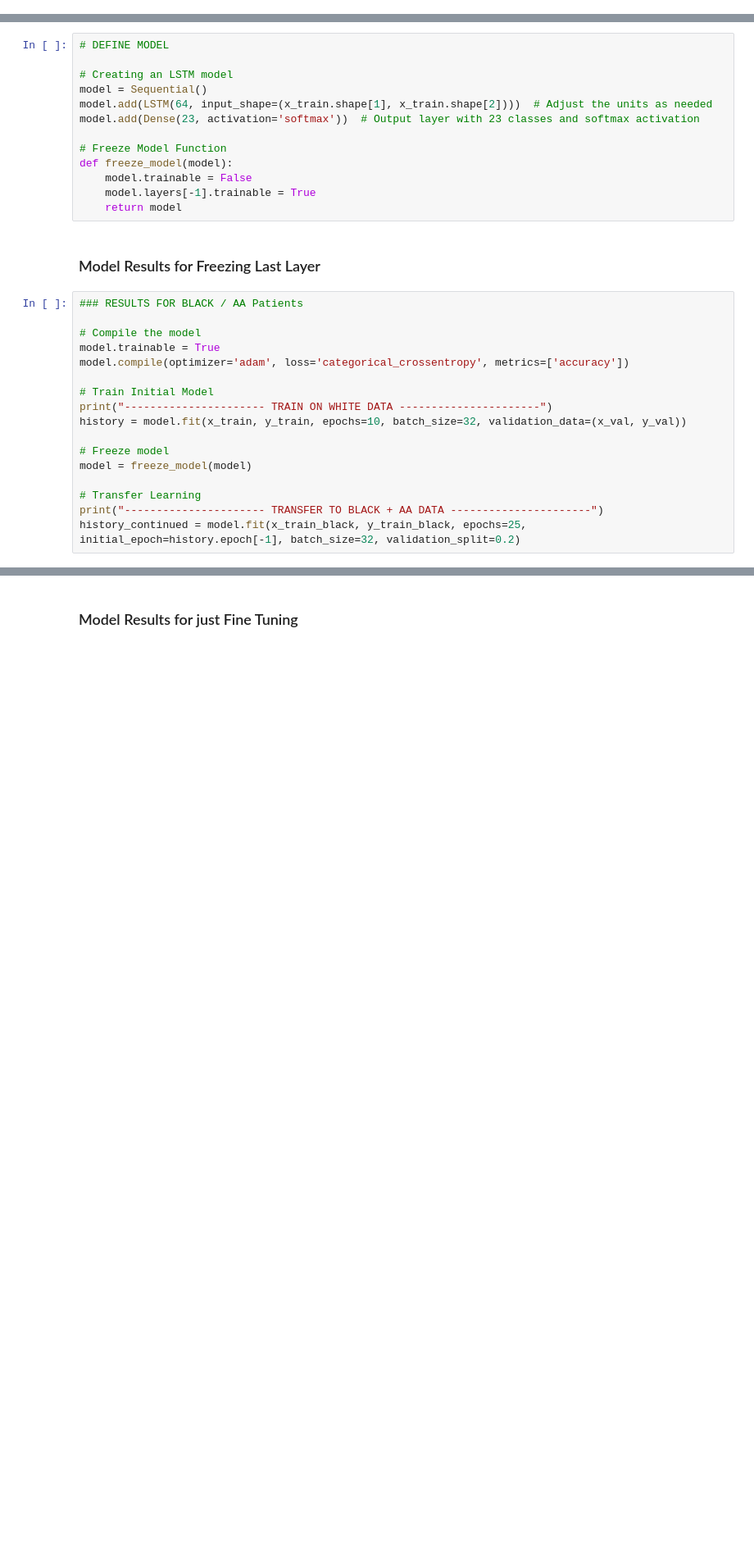
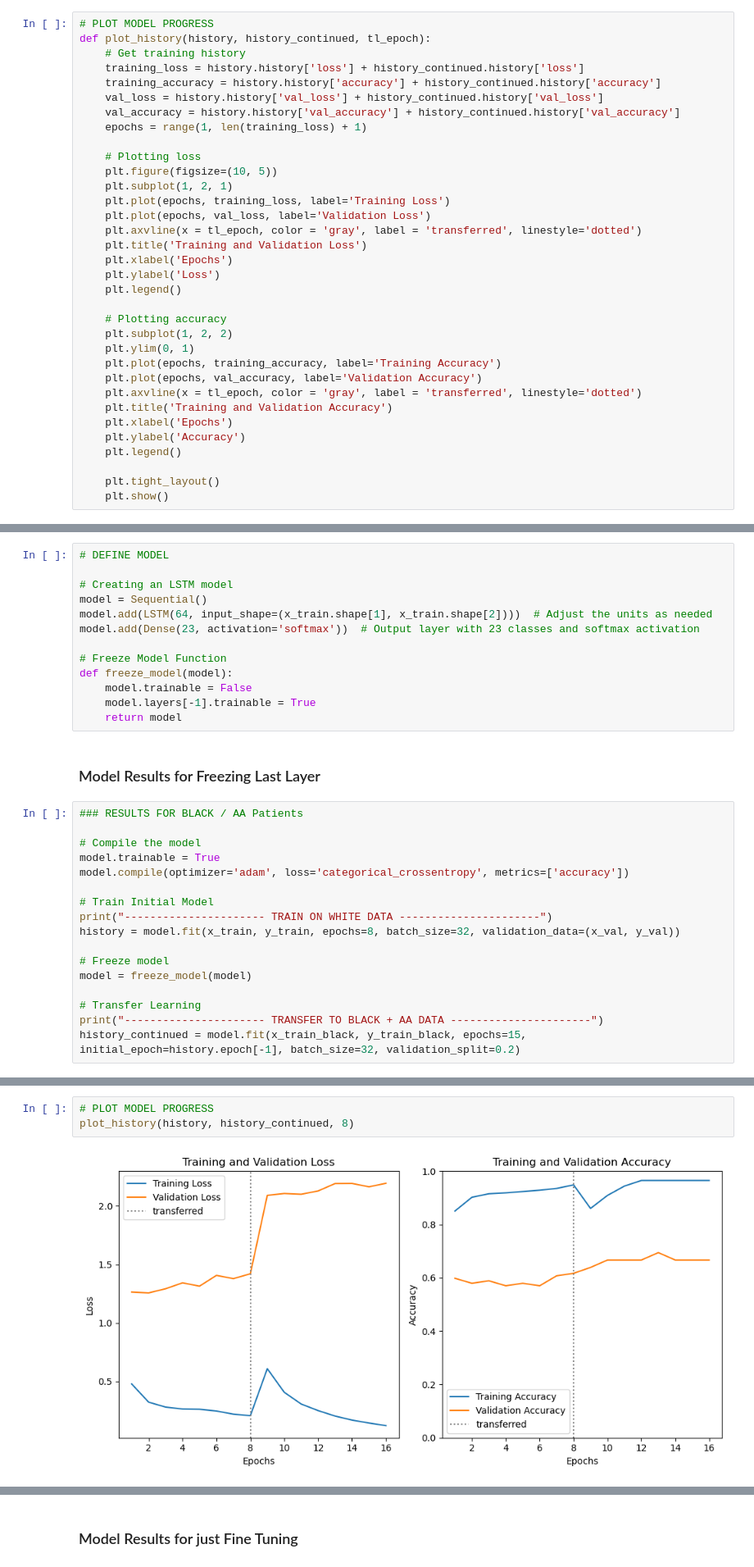
Before and after one commit to jlai03/Transfer-Learning-for-Racial-Sparsity-in-Genomic-Breast-Cancer-Data, a Jupyter notebook: transfer_learning_models/LSTM_transfer.ipynb, the cells around one changed output, grey strips where cells are left out. Shown at 82% size. Saved outputs shown, nothing was run; the diff lists cells and outputs as text; blank space fills up the shorter version.

```diff
--- a/transfer_learning_models/LSTM_transfer.ipynb
+++ b/transfer_learning_models/LSTM_transfer.ipynb
@@ -66,6 +63,40 @@ train_asian_df, test_asian_df = df_split(asian_df)
 # Concatenate Final Sets
 train_df = train_white_df
 # train_df = pd.concat([train_white_df, train_black_df, train_asian_df])
+# %%
+# PLOT MODEL PROGRESS
+def plot_history(history, history_continued, tl_epoch):
+    # Get training history
+    training_loss = history.history['loss'] + history_continued.history['loss']
+    training_accuracy = history.history['accuracy'] + history_continued.history['accuracy']
+    val_loss = history.history['val_loss'] + history_continued.history['val_loss']
+    val_accuracy = history.history['val_accuracy'] + history_continued.history['val_accuracy']
+    epochs = range(1, len(training_loss) + 1)
+
+    # Plotting loss
+    plt.figure(figsize=(10, 5))
+    plt.subplot(1, 2, 1)
+    plt.plot(epochs, training_loss, label='Training Loss')
+    plt.plot(epochs, val_loss, label='Validation Loss')
+    plt.axvline(x = tl_epoch, color = 'gray', label = 'transferred', linestyle='dotted')
+    plt.title('Training and Validation Loss')
+    plt.xlabel('Epochs')
+    plt.ylabel('Loss')
+    plt.legend()
+
+    # Plotting accuracy
+    plt.subplot(1, 2, 2)
+    plt.ylim(0, 1)
+    plt.plot(epochs, training_accuracy, label='Training Accuracy')
+    plt.plot(epochs, val_accuracy, label='Validation Accuracy')
+    plt.axvline(x = tl_epoch, color = 'gray', label = 'transferred', linestyle='dotted')
+    plt.title('Training and Validation Accuracy')
+    plt.xlabel('Epochs')
+    plt.ylabel('Accuracy')
+    plt.legend()
+
+    plt.tight_layout()
+    plt.show()
 # %% [markdown]
 ### DEFINE MODEL AND PREPARE DATA
 # %%
@@ -117,13 +148,13 @@ model.compile(optimizer='adam', loss='categorical_crossentropy', metrics=['accur
 
 # Train Initial Model
 print("---------------------- TRAIN ON WHITE DATA ----------------------")
-history = model.fit(x_train, y_train, epochs=10, batch_size=32, validation_data=(x_val, y_val))
+history = model.fit(x_train, y_train, epochs=8, batch_size=32, validation_data=(x_val, y_val))
 
 # Freeze model
 model = freeze_model(model)
 
 # Transfer Learning
 print("---------------------- TRANSFER TO BLACK + AA DATA ----------------------")
-history_continued = model.fit(x_train_black, y_train_black, epochs=25, initial_epoch=history.epoch[-1], batch_size=32, validation_split=0.2)
+history_continued = model.fit(x_train_black, y_train_black, epochs=15, initial_epoch=history.epoch[-1], batch_size=32, validation_split=0.2)
 # %% [output]
 ---------------------- TRAIN ON WHITE DATA ----------------------
@@ -200,3 +195,8 @@ plt.show()
+# %%
+# PLOT MODEL PROGRESS
+plot_history(history, history_continued, 8)
+# %% [output]
+[figure, added]
 # %%
 ### RESULTS FOR Asian Patients
 
```
Also changed, not shown: parts of 16 cells of this notebook, 7 other files.
